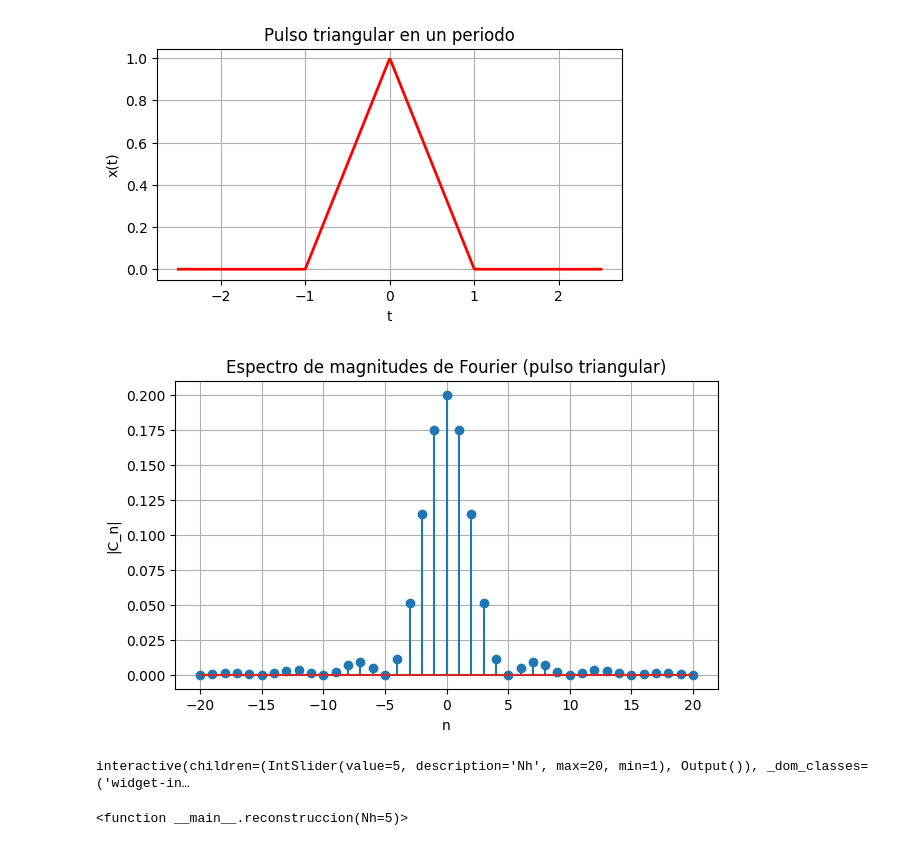
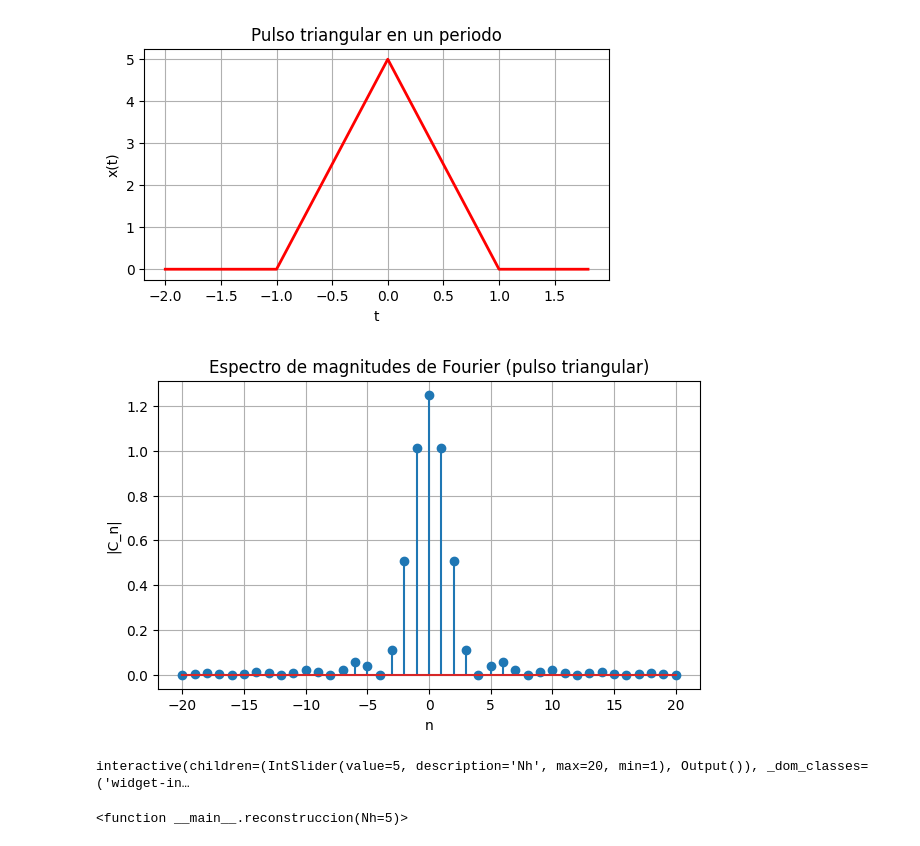
Before and after one commit to Mariana-zy/SyS-2025-2S, a Jupyter notebook: EjercicioSerieFourier.ipynb, the cells around one changed output. Cells and saved outputs as stored; diff of their text form; code cells hidden in the pictures.

```diff
--- a/EjercicioSerieFourier.ipynb
+++ b/EjercicioSerieFourier.ipynb
@@ -8,14 +8,15 @@ import matplotlib.pyplot as plt
 from ipywidgets import interact
 
 # Parámetros de la señal
-B = 1      # amplitud
-d1 = 1     # semibase del pulso triangular
-T = 5      # periodo
-Fs = 500   # frecuencia de muestreo
-w0 = 2*np.pi/T
+B = 5             # altura
+d1 = 1            # semibase del pulso triangular
+T = 4             # periodo
+Fs = 20*1/T       # frecuencia de muestreo
+Ts = 1/Fs         # período de muestreo
+w0 = 2*np.pi/T    # recuencia fundamental
 
 # Vector de tiempo en un periodo
-t = np.linspace(-T/2, T/2, Fs)
+t = np.arange(-T/2, T/2, Ts)
 
 # Definición de la señal triangular x(t)
 x = np.zeros_like(t)
@@ -44,34 +45,34 @@ def Cn(n):
 
 # Vector de armónicos
 N = 20
 n_vals = np.arange(-N, N+1)
 C_vals = np.array([Cn(n) for n in n_vals])
 
 # Graficar espectro
 plt.figure(figsize=(7,4))
 plt.stem(n_vals, np.abs(C_vals))
 plt.xlabel("n"); plt.ylabel("|C_n|")
 plt.title("Espectro de magnitudes de Fourier (pulso triangular)")
 plt.grid()
 plt.show()
 
 # ----------------------------
 # Reconstrucción de la señal
 # ----------------------------
 def reconstruccion(Nh=5):
     x_rec = np.zeros_like(t, dtype=complex)
     for n in range(-Nh, Nh+1):
         x_rec += Cn(n)*np.exp(1j*n*w0*t)
     plt.figure(figsize=(6,3))
     plt.plot(t, x, 'r', label="x(t)", linewidth=2)
     plt.plot(t, np.real(x_rec), 'b', label=f"x_rec(t), N={Nh}")
     plt.grid(); plt.xlabel("t"); plt.ylabel("x(t)")
     plt.legend()
     plt.show()
 
 interact(reconstruccion, Nh=(1,N,1))
 # %% [output]
-[figure, old version]
+[figure, new version]
-[figure, old version]
+[figure, new version]
 interactive(children=(IntSlider(value=5, description='Nh', max=20, min=1), Output()), _dom_classes=('widget-in…
 <function __main__.reconstruccion(Nh=5)>
```
